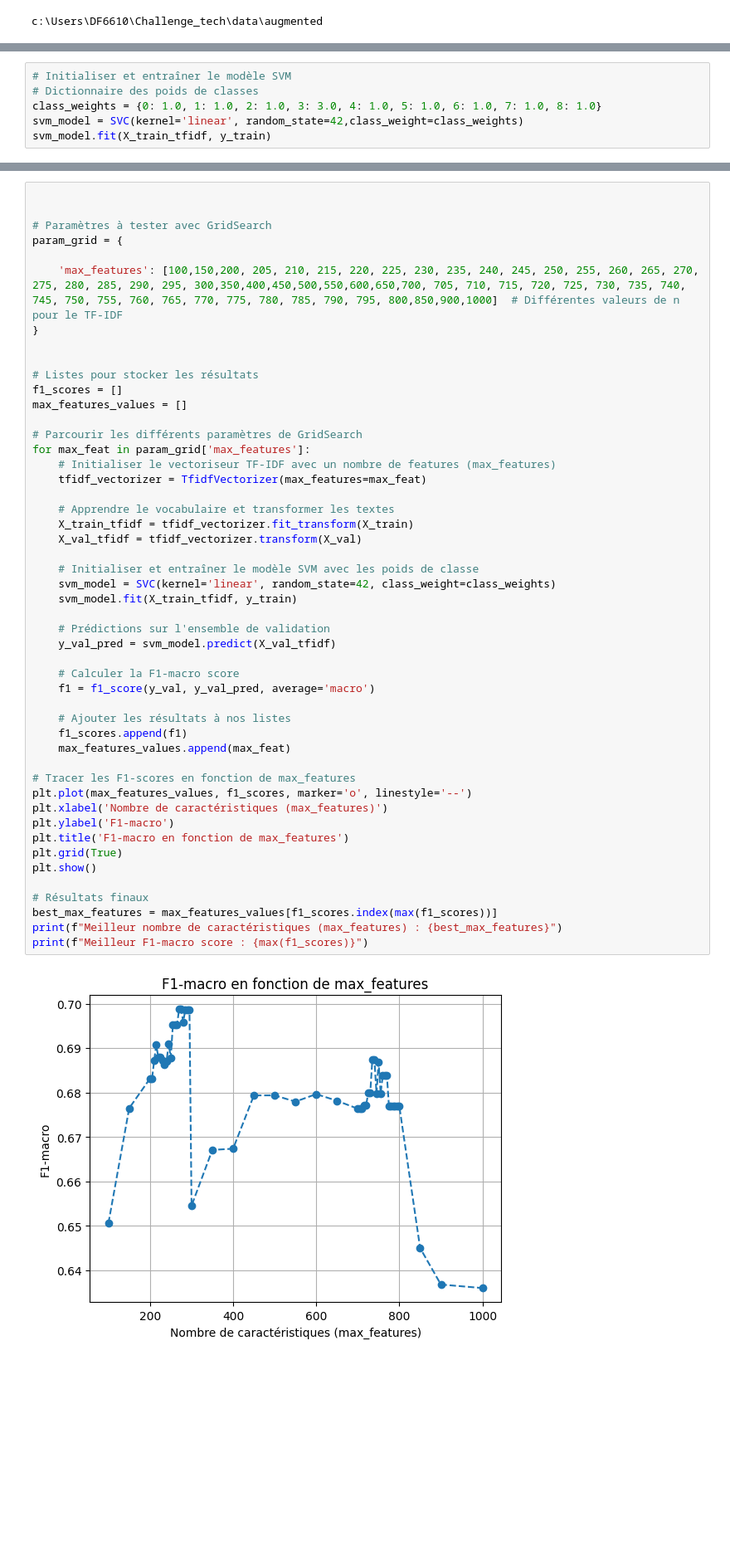
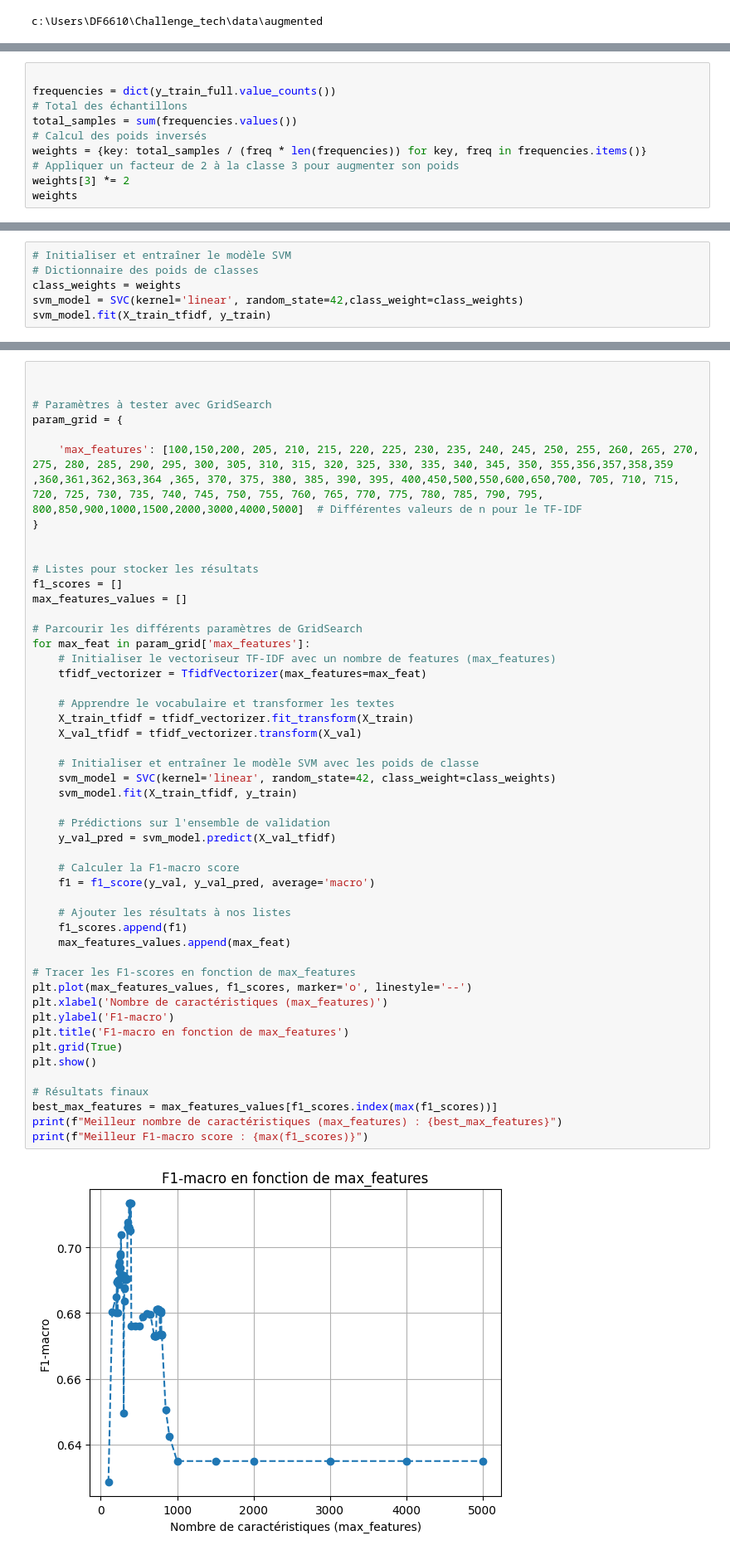
Before and after one commit to Saad123654/Challenge_tech, a Jupyter notebook: notebooks/tfidf.ipynb, the cells around one changed output, grey strips where cells are left out. Shown: that part at 83% size. Saved outputs shown, nothing was run; the diff lists cells and outputs as text; blank space fills up the shorter version.

Commit message:
weights

```diff
--- a/notebooks/tfidf.ipynb
+++ b/notebooks/tfidf.ipynb
@@ -41,0 +60,10 @@ y_test = df_test['label'].map(label_mapping)
+# %%
+
+frequencies = dict(y_train_full.value_counts())
+# Total des échantillons
+total_samples = sum(frequencies.values())
+# Calcul des poids inversés
+weights = {key: total_samples / (freq * len(frequencies)) for key, freq in frequencies.items()}
+# Appliquer un facteur de 2 à la classe 3 pour augmenter son poids
+weights[3] *= 2
+weights
@@ -50,7 +88,7 @@ X_val_tfidf = tfidf_vectorizer.transform(X_val)
 # %%
 # Initialiser et entraîner le modèle SVM
 # Dictionnaire des poids de classes
-class_weights = {0: 1.0, 1: 1.0, 2: 1.0, 3: 3.0, 4: 1.0, 5: 1.0, 6: 1.0, 7: 1.0, 8: 1.0}
+class_weights = weights
 svm_model = SVC(kernel='linear', random_state=42,class_weight=class_weights)
 svm_model.fit(X_train_tfidf, y_train)
 # %% [output]
@@ -85,7 +130,7 @@ weighted avg       0.66      0.69      0.67       177
 # Paramètres à tester avec GridSearch
 param_grid = {
 
-    'max_features': [100,150,200, 205, 210, 215, 220, 225, 230, 235, 240, 245, 250, 255, 260, 265, 270, 275, 280, 285, 290, 295, 300,350,400,450,500,550,600,650,700, 705, 710, 715, 720, 725, 730, 735, 740, 745, 750, 755, 760, 765, 770, 775, 780, 785, 790, 795, 800,850,900,1000]  # Différentes valeurs de n pour le TF-IDF
+    'max_features': [100,150,200, 205, 210, 215, 220, 225, 230, 235, 240, 245, 250, 255, 260, 265, 270, 275, 280, 285, 290, 295, 300, 305, 310, 315, 320, 325, 330, 335, 340, 345, 350, 355,356,357,358,359 ,360,361,362,363,364 ,365, 370, 375, 380, 385, 390, 395, 400,450,500,550,600,650,700, 705, 710, 715, 720, 725, 730, 735, 740, 745, 750, 755, 760, 765, 770, 775, 780, 785, 790, 795, 800,850,900,1000,1500,2000,3000,4000,5000]  # Différentes valeurs de n pour le TF-IDF
 }
 
 
@@ -102,31 +147,31 @@ for max_feat in param_grid['max_features']:
     X_train_tfidf = tfidf_vectorizer.fit_transform(X_train)
     X_val_tfidf = tfidf_vectorizer.transform(X_val)
 
     # Initialiser et entraîner le modèle SVM avec les poids de classe
     svm_model = SVC(kernel='linear', random_state=42, class_weight=class_weights)
     svm_model.fit(X_train_tfidf, y_train)
 
     # Prédictions sur l'ensemble de validation
     y_val_pred = svm_model.predict(X_val_tfidf)
 
     # Calculer la F1-macro score
     f1 = f1_score(y_val, y_val_pred, average='macro')
 
     # Ajouter les résultats à nos listes
     f1_scores.append(f1)
     max_features_values.append(max_feat)
 
 # Tracer les F1-scores en fonction de max_features
 plt.plot(max_features_values, f1_scores, marker='o', linestyle='--')
 plt.xlabel('Nombre de caractéristiques (max_features)')
 plt.ylabel('F1-macro')
 plt.title('F1-macro en fonction de max_features')
 plt.grid(True)
 plt.show()
 
 # Résultats finaux
 best_max_features = max_features_values[f1_scores.index(max(f1_scores))]
 print(f"Meilleur nombre de caractéristiques (max_features) : {best_max_features}")
 print(f"Meilleur F1-macro score : {max(f1_scores)}")
 # %% [output]
-[figure, old version]
+[figure, new version]
```
Also changed, not shown: parts of 13 cells of this notebook, 1 other file.
